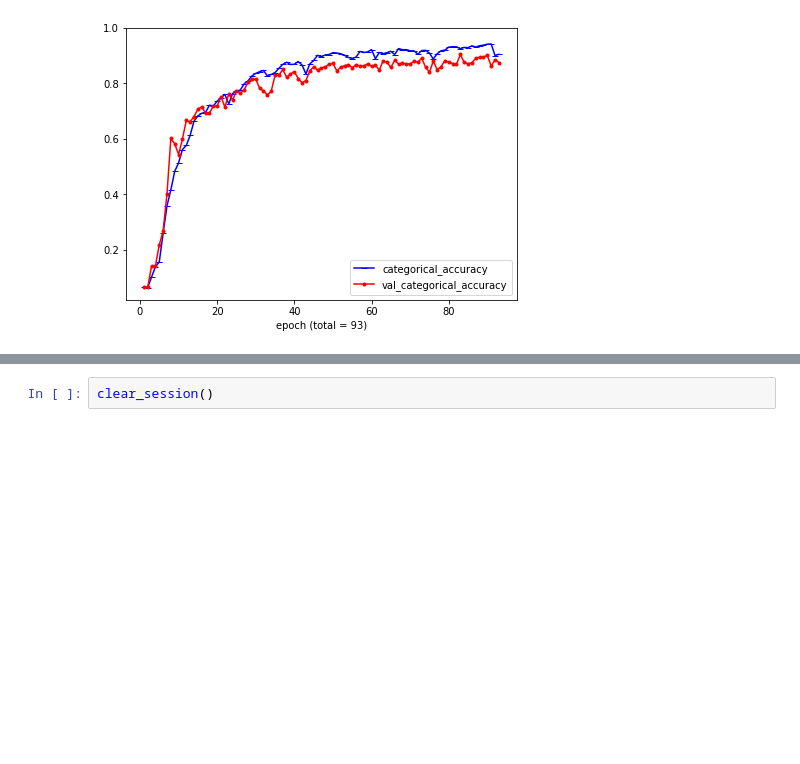
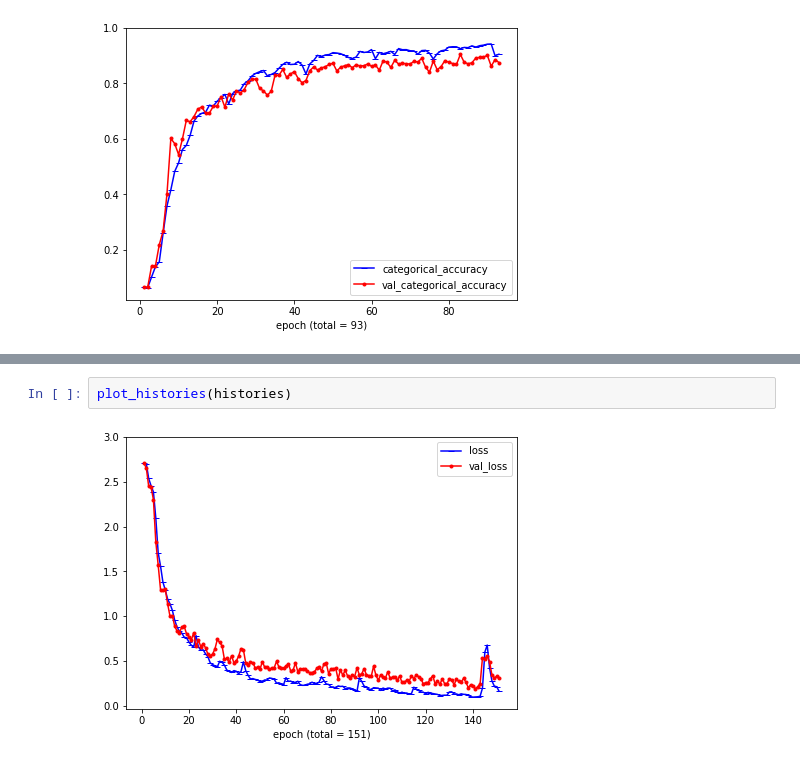
Before and after one commit to valmadrid/Image-Classification, a Jupyter notebook: fruit_image_classification.ipynb, the cells around one changed output, grey strips where cells are left out. Drawn from its saved outputs; the diff is of its cells as text; blank space fills up the shorter version.

```diff
--- a/fruit_image_classification.ipynb
+++ b/fruit_image_classification.ipynb
@@ -479,2 +495,4 @@ Epoch 94/193
 # %%
-clear_session()
+plot_histories(histories)
+# %% [output]
+[figure, added]
```
Also changed, not shown: parts of 3 cells of this notebook.
